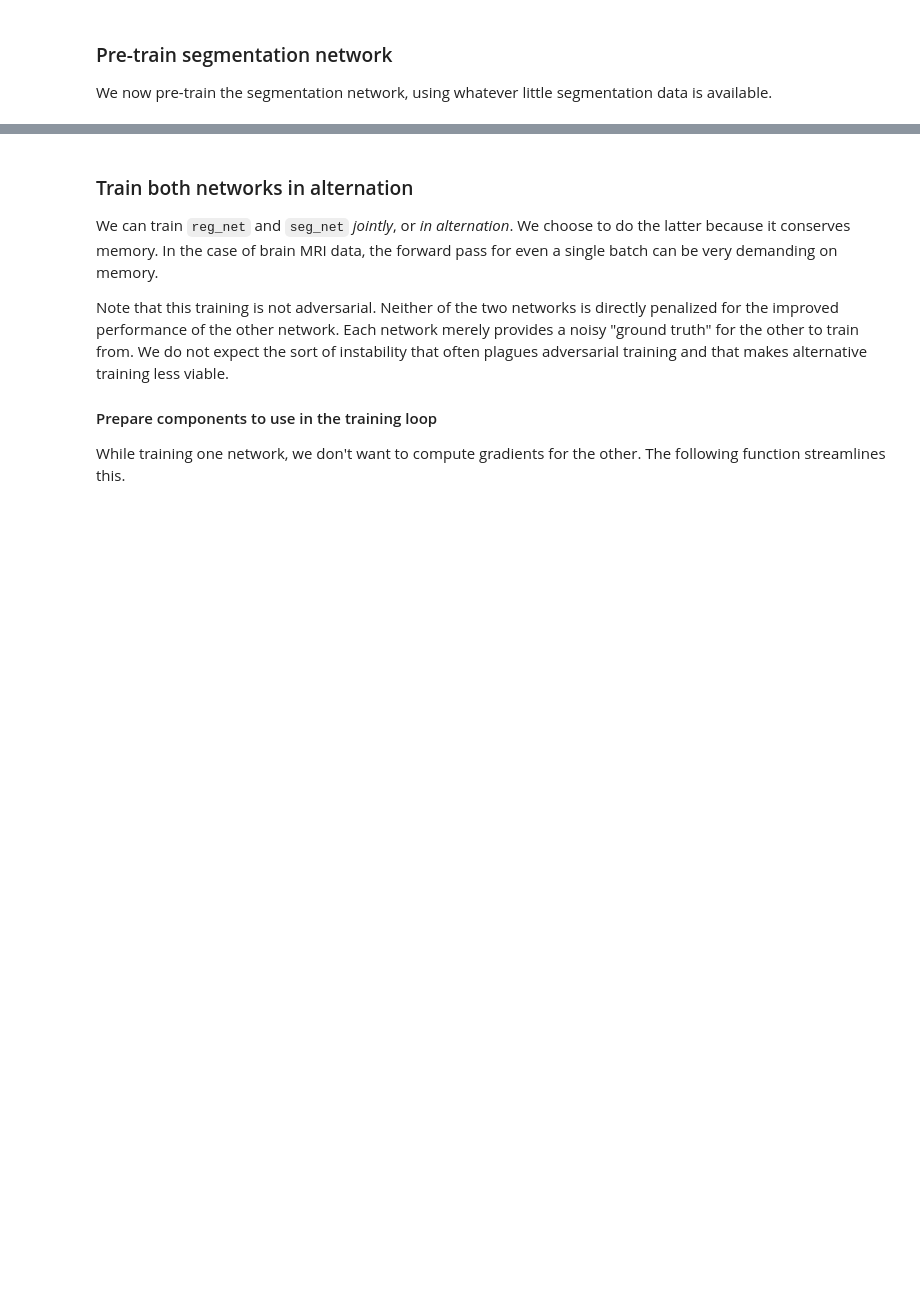
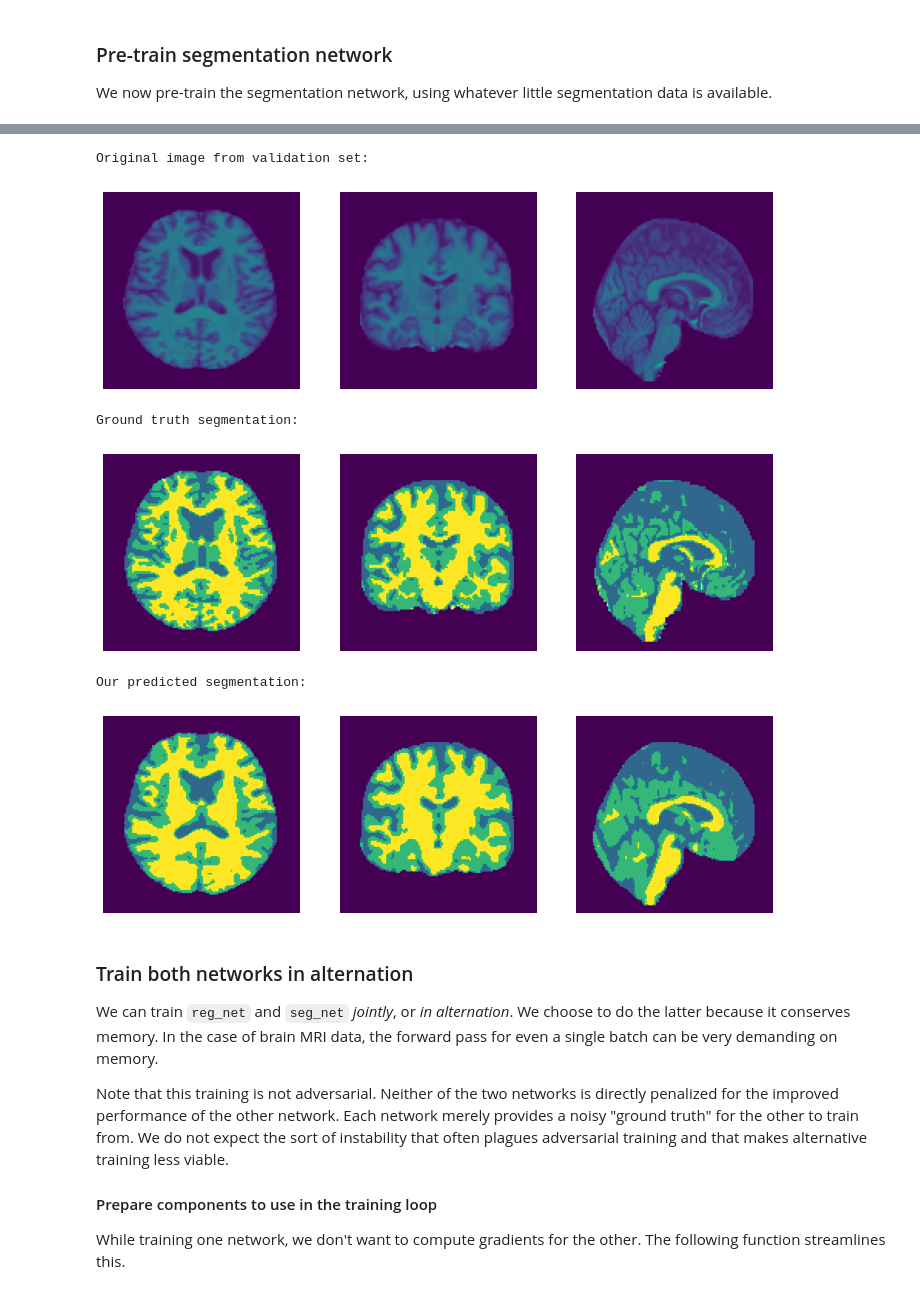
Before and after one commit to ebrahimebrahim/deep-atlas, a Jupyter notebook: deep_atlas_tutorial.ipynb, the cells around one changed output, grey strips where cells are left out. Drawn from its saved outputs; the diff is of its cells as text; code cells hidden in the pictures; blank space fills up the shorter version.

```diff
--- a/deep_atlas_tutorial.ipynb
+++ b/deep_atlas_tutorial.ipynb
@@ -743,24 +799,31 @@ torch.save(seg_net.state_dict(),'seg_net_pretrained.pth')
 # %%
 # Run this cell to try out the pretrained seg net on a random validation image
 
 seg_net.to(device)
 
-data_item = np.random.choice(dataset_seg_available_valid)
+data_item = random.choice(dataset_seg_available_valid)
 test_input = data_item['img']
 test_seg_true = data_item['seg']
 seg_net.eval()
 with torch.no_grad():
     test_seg_predicted = seg_net(test_input.unsqueeze(0).cuda()).cpu()
 
 print("Original image from validation set:")
 preview_image(test_input[0])
 print("Ground truth segmentation:")
 preview_image(test_seg_true[0])
 print("Our predicted segmentation:")
 preview_image(torch.argmax(torch.softmax(test_seg_predicted,dim=1),dim=1, keepdim=True)[0,0])
 
 del test_seg_predicted
 torch.cuda.empty_cache()
+# %% [output]
+Original image from validation set:
+[figure, added]
+Ground truth segmentation:
+[figure, added]
+Our predicted segmentation:
+[figure, added]
 # %% [markdown]
 ### Train both networks in alternation
 
```
Also changed, not shown: parts of 33 cells of this notebook.
